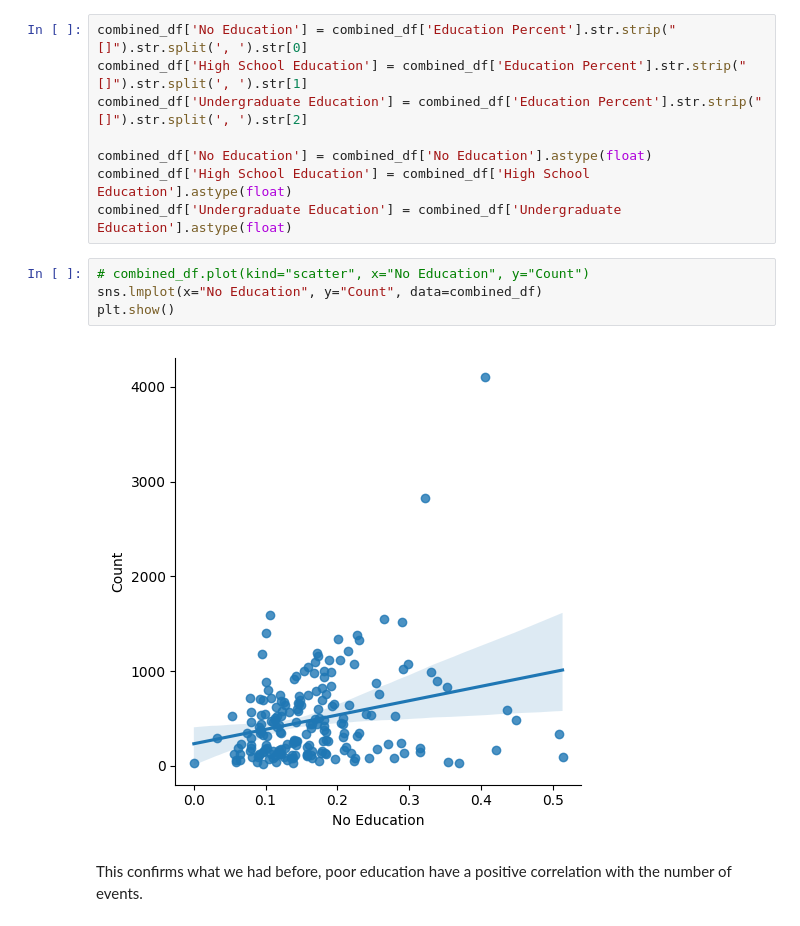
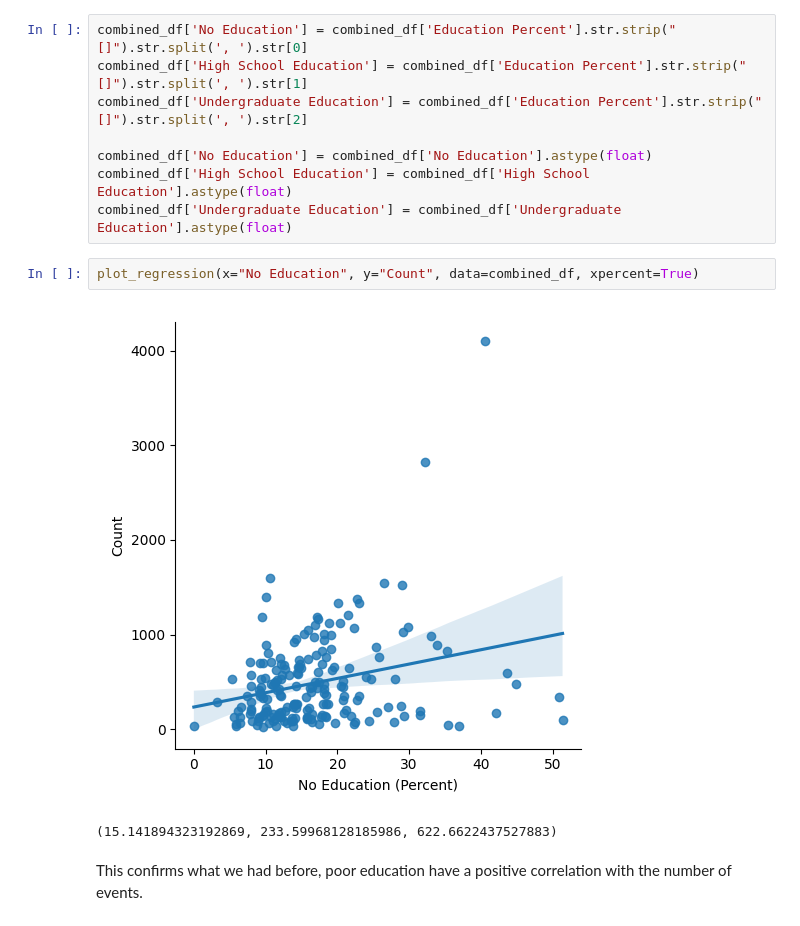
Before and after one commit to tommyvct/winnipeg-311-data-analysis, a Jupyter notebook: spatial_regression.ipynb, the cells around one changed output. Saved outputs shown, nothing was run; the diff lists cells and outputs as text.

```diff
--- a/spatial_regression.ipynb
+++ b/spatial_regression.ipynb
@@ -193,11 +207,10 @@ combined_df['No Education'] = combined_df['No Education'].astype(float)
 combined_df['High School Education'] = combined_df['High School Education'].astype(float)
 combined_df['Undergraduate Education'] = combined_df['Undergraduate Education'].astype(float)
 # %%
-# combined_df.plot(kind="scatter", x="No Education", y="Count")
-sns.lmplot(x="No Education", y="Count", data=combined_df)
-plt.show()
+plot_regression(x="No Education", y="Count", data=combined_df, xpercent=True)
 # %% [output]
-[figure, old version]
+[figure, new version]
+(15.141894323192869, 233.59968128185986, 622.6622437527883)
 # %% [markdown]
 This confirms what we had before, poor education have a positive correlation with the number of events.
 # %%
```
Also changed, not shown: parts of 21 cells of this notebook, 6 other files.
